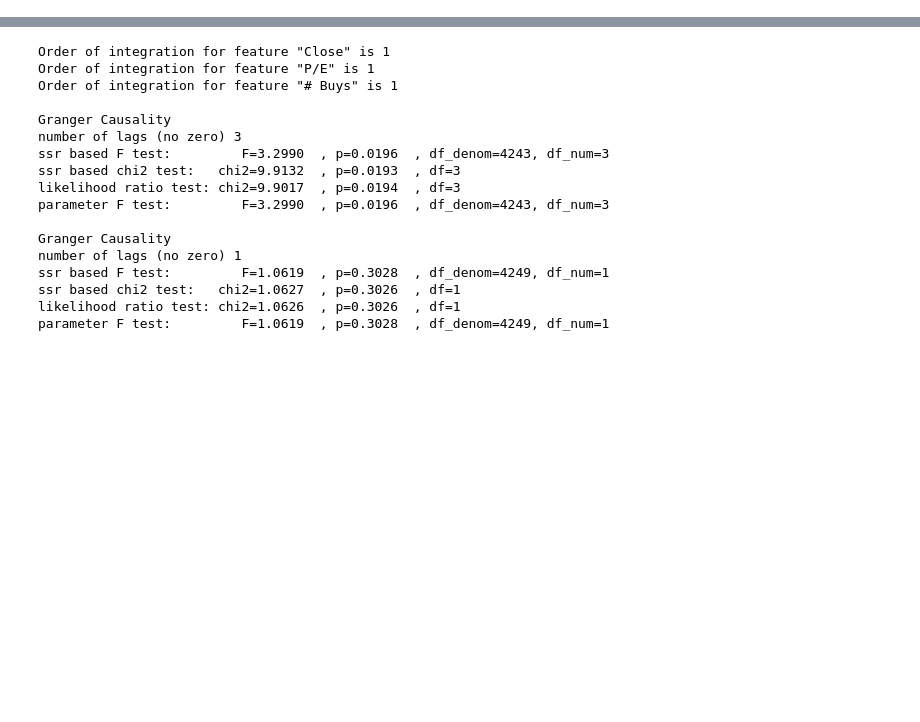
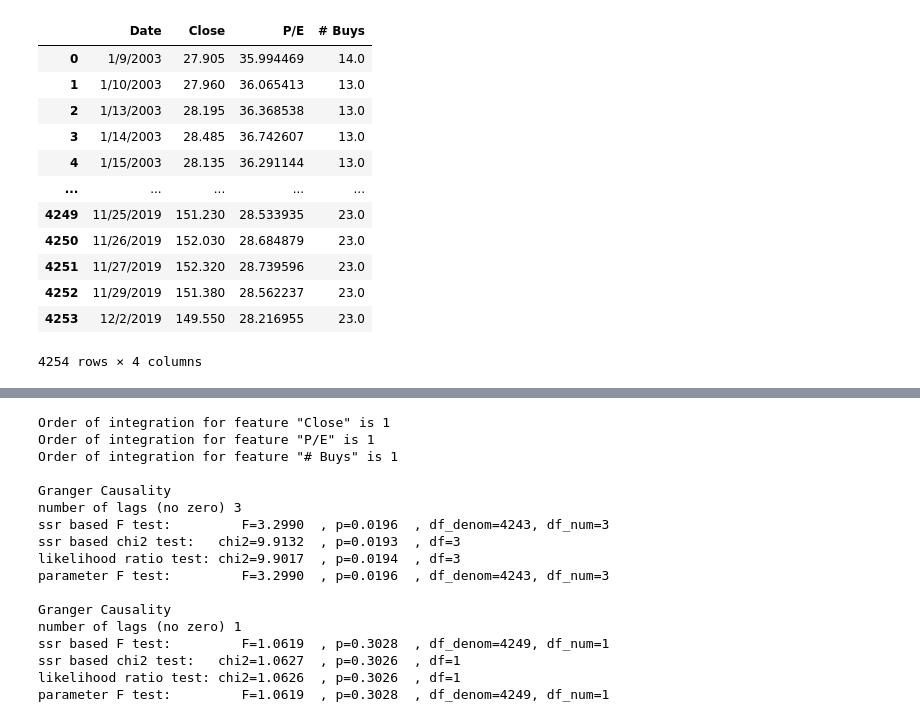
Before and after one commit to ToshaQE/Sun-2014, a Jupyter notebook: pseudocode2.ipynb, the cells around one changed output, grey strips where cells are left out. Saved outputs shown, nothing was run; the diff lists cells and outputs as text; code cells hidden in the pictures; blank space fills up the shorter version.

```diff
--- a/pseudocode2.ipynb
+++ b/pseudocode2.ipynb
@@ -11,0 +13,16 @@ import pickle
+# %%
+df_small
+# %% [output]
+|  | Date | Close | P/E | # Buys |
+| 0 | 1/9/2003 | 27.905 | 35.994469 | 14.0 |
+| 1 | 1/10/2003 | 27.960 | 36.065413 | 13.0 |
+| 2 | 1/13/2003 | 28.195 | 36.368538 | 13.0 |
+| 3 | 1/14/2003 | 28.485 | 36.742607 | 13.0 |
+| 4 | 1/15/2003 | 28.135 | 36.291144 | 13.0 |
+| ... | ... | ... | ... | ... |
+| 4249 | 11/25/2019 | 151.230 | 28.533935 | 23.0 |
+| 4250 | 11/26/2019 | 152.030 | 28.684879 | 23.0 |
+| 4251 | 11/27/2019 | 152.320 | 28.739596 | 23.0 |
+| 4252 | 11/29/2019 | 151.380 | 28.562237 | 23.0 |
+| 4253 | 12/2/2019 | 149.550 | 28.216955 | 23.0 |
+4254 rows × 4 columns
```
Also changed, not shown: parts of 6 cells of this notebook.
